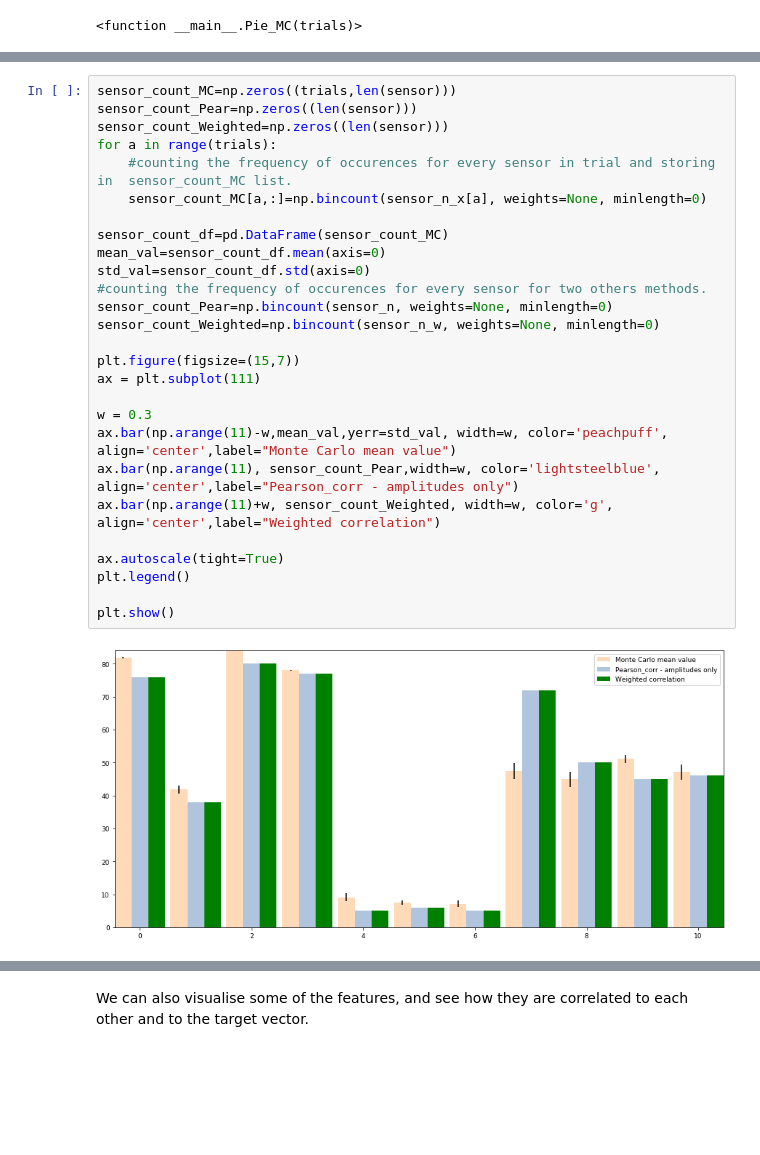
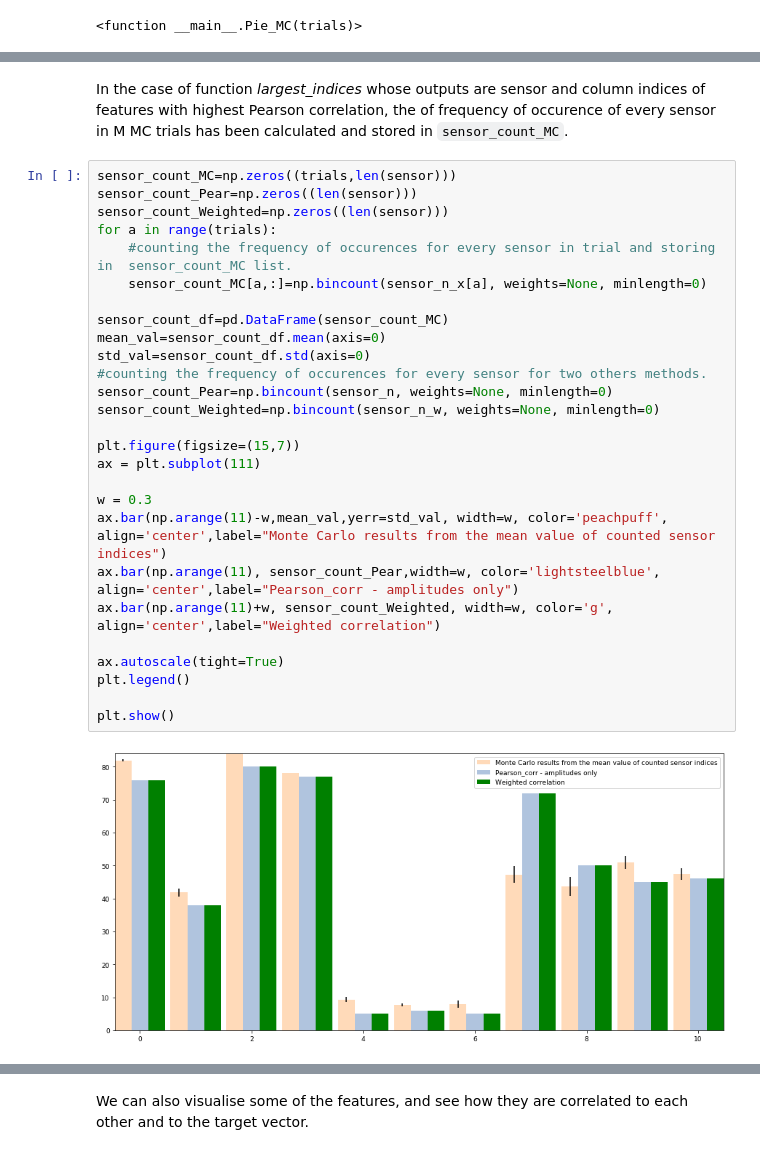
Before and after one commit to ehlimana/ZEMA-machine-learing-tutorials-uncertainty-evaluation, a Jupyter notebook: 3_Feature_selection.ipynb, the cells around one changed output, grey strips where cells are left out. Drawn from its saved outputs; the diff is of its cells as text; blank space fills up the shorter version.

Commit message:
Mean value of correlation coeff for MC added

```diff
--- a/3_Feature_selection.ipynb
+++ b/3_Feature_selection.ipynb
@@ -790,29 +882,32 @@ In the case of function *largest_indices* whose outputs are sensor and column in
+# %% [markdown]
+
+In the case of function *largest_indices* whose outputs are sensor and column indices of features with highest Pearson correlation, the of frequency of occurence of every sensor in M MC trials has been calculated and stored in `sensor_count_MC`.
 # %%
 sensor_count_MC=np.zeros((trials,len(sensor)))
 sensor_count_Pear=np.zeros((len(sensor)))
 sensor_count_Weighted=np.zeros((len(sensor)))
 for a in range(trials):
     #counting the frequency of occurences for every sensor in trial and storing in  sensor_count_MC list.
     sensor_count_MC[a,:]=np.bincount(sensor_n_x[a], weights=None, minlength=0)
 
 sensor_count_df=pd.DataFrame(sensor_count_MC)
 mean_val=sensor_count_df.mean(axis=0)
 std_val=sensor_count_df.std(axis=0)
 #counting the frequency of occurences for every sensor for two others methods.
 sensor_count_Pear=np.bincount(sensor_n, weights=None, minlength=0)
 sensor_count_Weighted=np.bincount(sensor_n_w, weights=None, minlength=0)
 
 plt.figure(figsize=(15,7))
 ax = plt.subplot(111)
 
 w = 0.3
-ax.bar(np.arange(11)-w,mean_val,yerr=std_val, width=w, color='peachpuff', align='center',label="Monte Carlo mean value")
+ax.bar(np.arange(11)-w,mean_val,yerr=std_val, width=w, color='peachpuff', align='center',label="Monte Carlo results from the mean value of counted sensor indices")
 ax.bar(np.arange(11), sensor_count_Pear,width=w, color='lightsteelblue', align='center',label="Pearson_corr - amplitudes only")
 ax.bar(np.arange(11)+w, sensor_count_Weighted, width=w, color='g', align='center',label="Weighted correlation")
 
 ax.autoscale(tight=True)
 plt.legend()
 
 plt.show()
 # %% [output]
-[figure, old version]
+[figure, new version]
```
Also changed, not shown: parts of 20 cells of this notebook.
